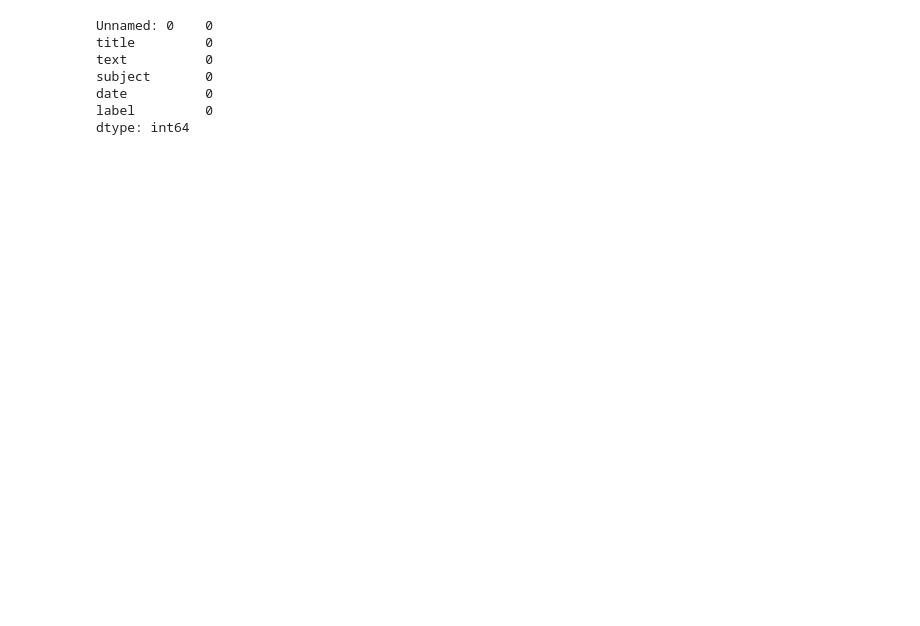
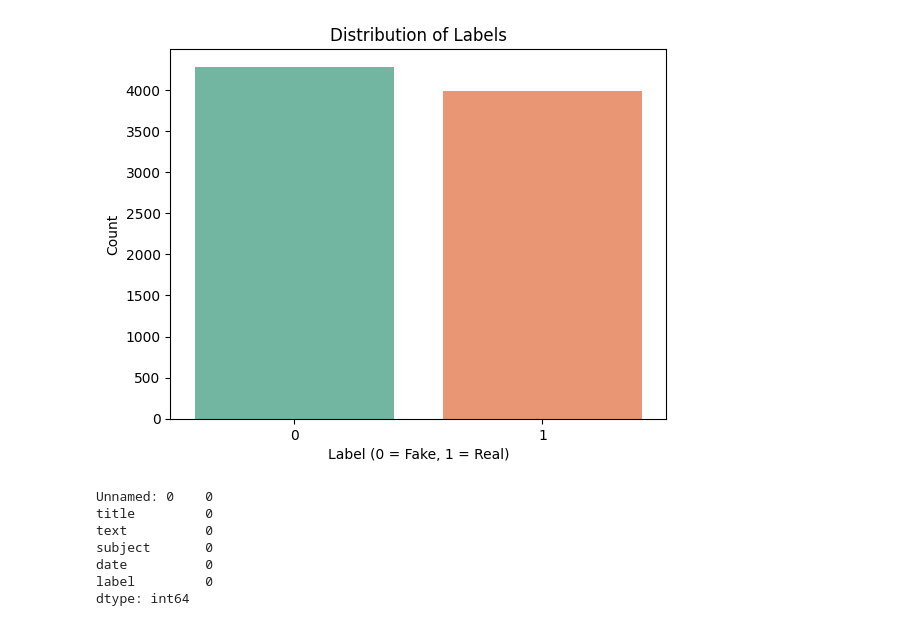
Before and after one commit to idamodhar17/Team-Infinity-SSH-BHU, a Jupyter notebook: notebook/main.ipynb, the cells around one changed output. Drawn from its saved outputs; the diff is of its cells as text; code cells hidden in the pictures; blank space fills up the shorter version.

Commit message:
Updated main.ipynb with all the model trained and visualised with all the dataset trained

```diff
--- a/notebook/main.ipynb
+++ b/notebook/main.ipynb
@@ -13,3 +37,12 @@ data = pd.read_csv("test.tsv", sep='\t')
+# %%
+test_data = pd.read_csv('test.tsv', sep='\t')
+sns.countplot(data=test_data, x='label', hue='label', palette='Set2', legend=False)
+plt.title('Distribution of Labels')
+plt.xlabel('Label (0 = Fake, 1 = Real)')
+plt.ylabel('Count')
+plt.show()
+# %% [output]
+[figure, added]
 # %%
 # Checking for missing values
 print(data.isnull().sum())
```
Also changed, not shown: parts of 21 cells of this notebook.
